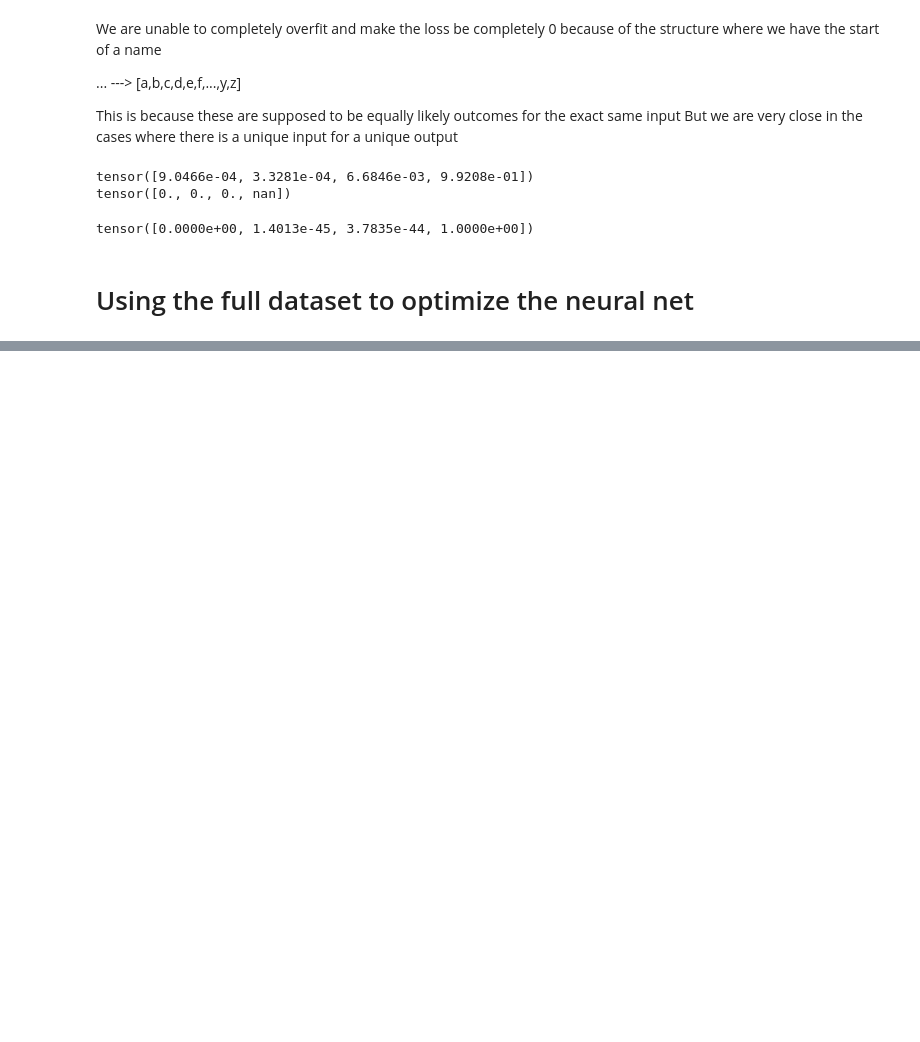
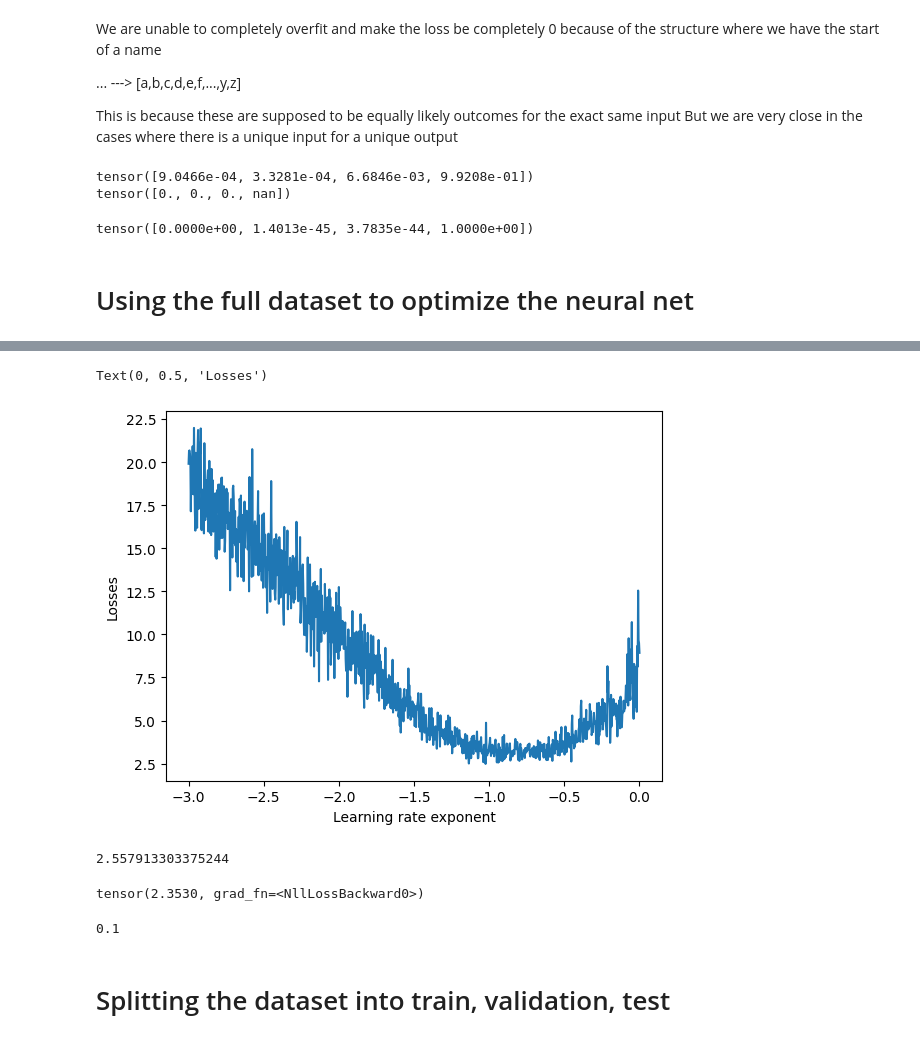
Before and after one commit to Potasiuombun/MLP, a Jupyter notebook: mlp.ipynb, the cells around one changed output, grey strips where cells are left out. Saved outputs shown, nothing was run; the diff lists cells and outputs as text; code cells hidden in the pictures; blank space fills up the shorter version.

```diff
--- a/mlp.ipynb
+++ b/mlp.ipynb
@@ -472,0 +698,7 @@ tensor([0.0000e+00, 1.4013e-45, 3.7835e-44, 1.0000e+00])
+# %%
+plt.plot(lre,losses) # Exponent of the learning rate
+plt.xlabel("Learning rate exponent")
+plt.ylabel("Losses")
+# %% [output]
+Text(0, 0.5, 'Losses')
+[figure, added]
@@ -472,0 +717,34 @@ tensor([0.0000e+00, 1.4013e-45, 3.7835e-44, 1.0000e+00])
+# %%
+for i in range(10000):
+    # minimatch construct
+    ix = torch.randint(0,X.shape[0], (32,))
+    # Forwards pass
+    emb = C[X[ix]] # (32, 3, 2)
+    h = torch.tanh(emb.view(-1,6) @ W1 + b1) # (32, 100)
+    logits = h @ W2 + b2
+    loss = F.cross_entropy(logits,Y[ix]) # loss for minibatch
+    # Backward pass
+    for p in params:
+        p.grad = None
+    loss.backward()
+    # Update
+    lr = 0.01
+    for p in params:
+        p.data += -lr * p.grad
+print(loss.item())
+# %% [output]
+2.557913303375244
+# %%
+emb = C[X] # (32, 3, 2)
+h = torch.tanh(emb.view(-1,6) @ W1 + b1) # (32, 100)
+logits = h @ W2 + b2
+loss = F.cross_entropy(logits,Y) # loss for minibatch
+print(loss)
+# %% [output]
+tensor(2.3530, grad_fn=<NllLossBackward0>)
+# %%
+10**-1
+# %% [output]
+0.1
+# %% [markdown]
+# Splitting the dataset into train, validation, test
```
Also changed, not shown: parts of 63 cells of this notebook.
